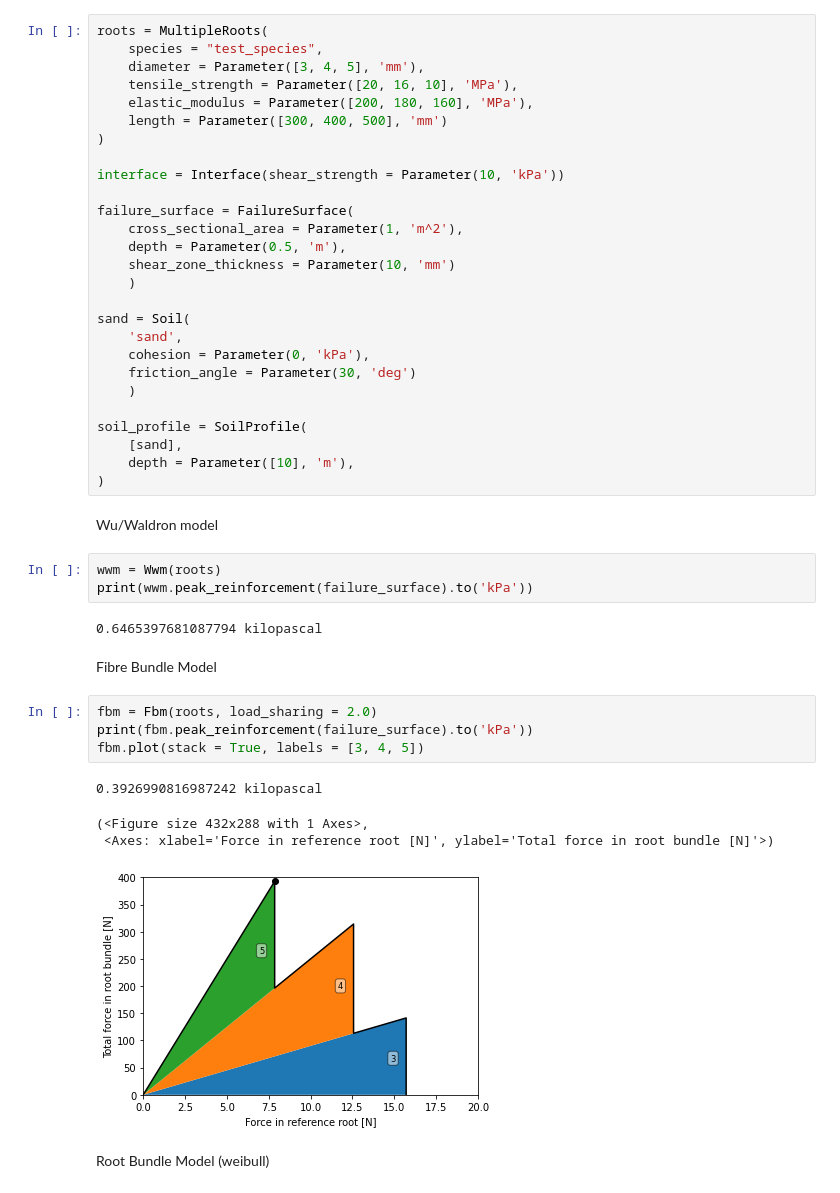
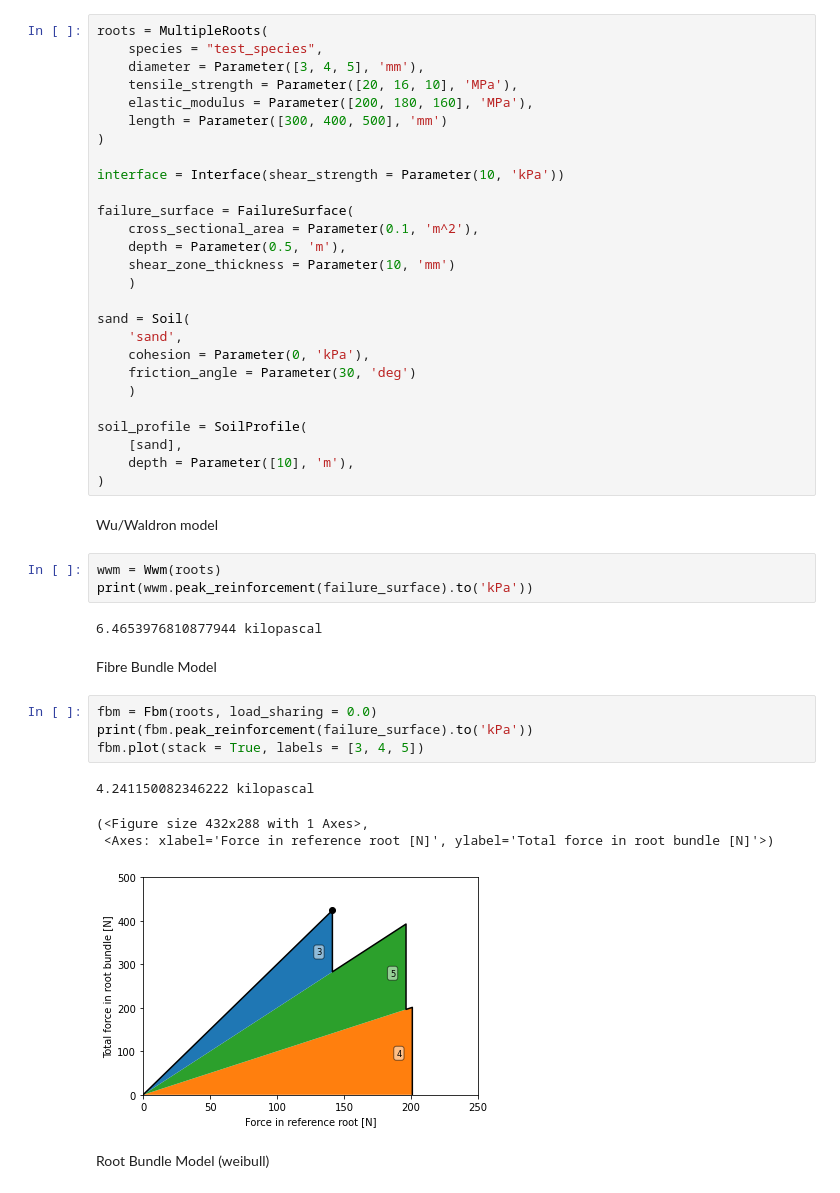
Before and after one commit to rootmemo/pyrootmemo, a Jupyter notebook: sbee2025/notebook_maintalk.ipynb, the cells around one changed output. Drawn from its saved outputs; the diff is of its cells as text.

```diff
--- a/sbee2025/notebook_maintalk.ipynb
+++ b/sbee2025/notebook_maintalk.ipynb
@@ -21,7 +21,7 @@ roots = MultipleRoots(
 interface = Interface(shear_strength = Parameter(10, 'kPa'))
 
 failure_surface = FailureSurface(
-    cross_sectional_area = Parameter(1, 'm^2'),
+    cross_sectional_area = Parameter(0.1, 'm^2'),
     depth = Parameter(0.5, 'm'),
     shear_zone_thickness = Parameter(10, 'mm')
     )
@@ -42,18 +42,18 @@ Wu/Waldron model
 wwm = Wwm(roots)
 print(wwm.peak_reinforcement(failure_surface).to('kPa'))
 # %% [output]
-0.6465397681087794 kilopascal
+6.4653976810877944 kilopascal
 # %% [markdown]
 Fibre Bundle Model
 # %%
-fbm = Fbm(roots, load_sharing = 2.0)
+fbm = Fbm(roots, load_sharing = 0.0)
 print(fbm.peak_reinforcement(failure_surface).to('kPa'))
 fbm.plot(stack = True, labels = [3, 4, 5])
 # %% [output]
-0.3926990816987242 kilopascal
+4.241150082346222 kilopascal
 (<Figure size 432x288 with 1 Axes>,
  <Axes: xlabel='Force in reference root [N]', ylabel='Total force in root bundle [N]'>)
-[figure, old version]
+[figure, new version]
 # %% [markdown]
 Root Bundle Model (weibull)
 # %%
```
Also changed, not shown: parts of 2 cells of this notebook, 1 other file.
